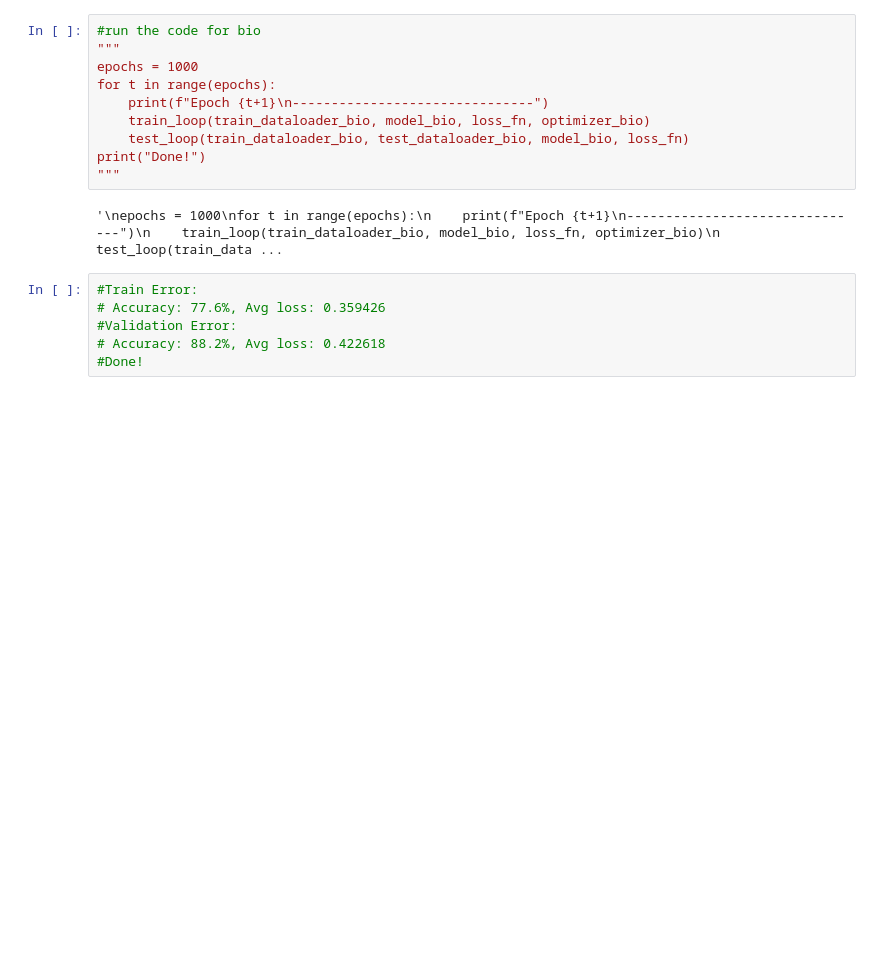
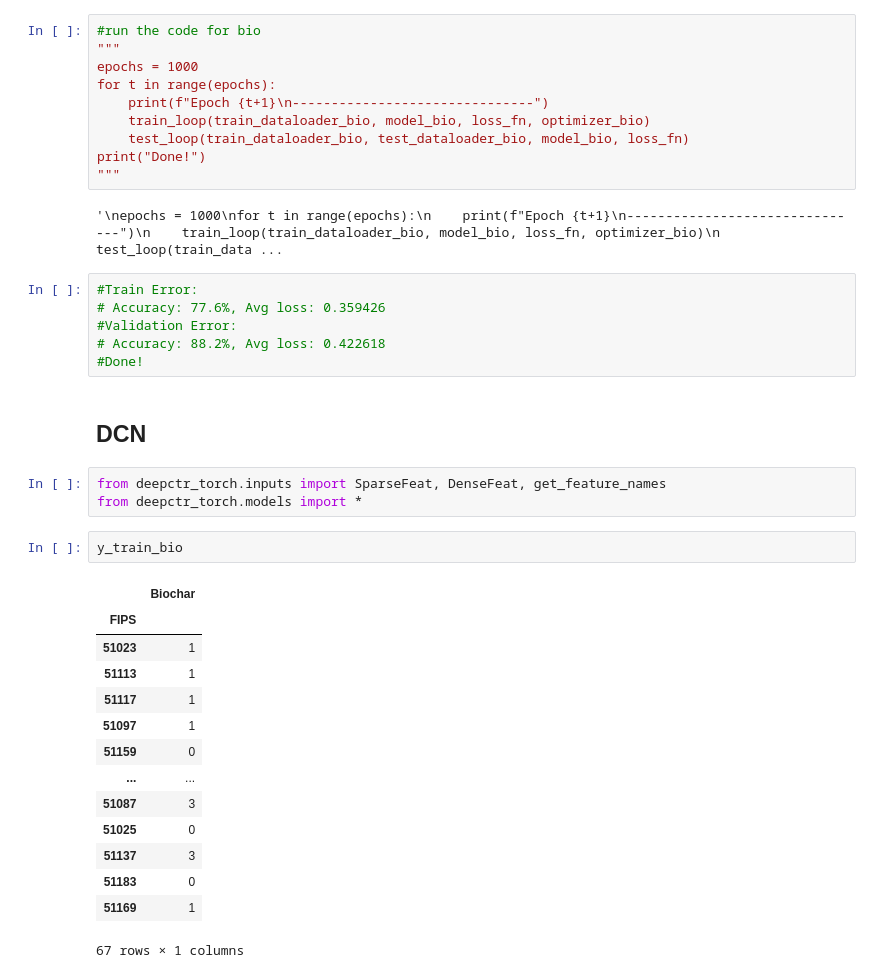
Before and after one commit to hrnur/uvaeicapstone, a Jupyter notebook: modeling-code/CategoryModels-V2.ipynb, the cells around one changed output. Saved outputs shown, nothing was run; the diff lists cells and outputs as text; blank space fills up the shorter version.

```diff
--- a/modeling-code/CategoryModels-V2.ipynb
+++ b/modeling-code/CategoryModels-V2.ipynb
@@ -1112,3 +1117,25 @@ print("Done!")
 #Validation Error:
 # Accuracy: 88.2%, Avg loss: 0.422618
 #Done!
+# %% [markdown]
+## DCN
+# %%
+from deepctr_torch.inputs import SparseFeat, DenseFeat, get_feature_names
+from deepctr_torch.models import *
+# %%
+y_train_bio
+# %% [output]
+|  | Biochar |
+| FIPS |  |
+| 51023 | 1 |
+| 51113 | 1 |
+| 51117 | 1 |
+| 51097 | 1 |
+| 51159 | 0 |
+| ... | ... |
+| 51087 | 3 |
+| 51025 | 0 |
+| 51137 | 3 |
+| 51183 | 0 |
+| 51169 | 1 |
+67 rows × 1 columns
```
Also changed, not shown: parts of 16 cells of this notebook.
